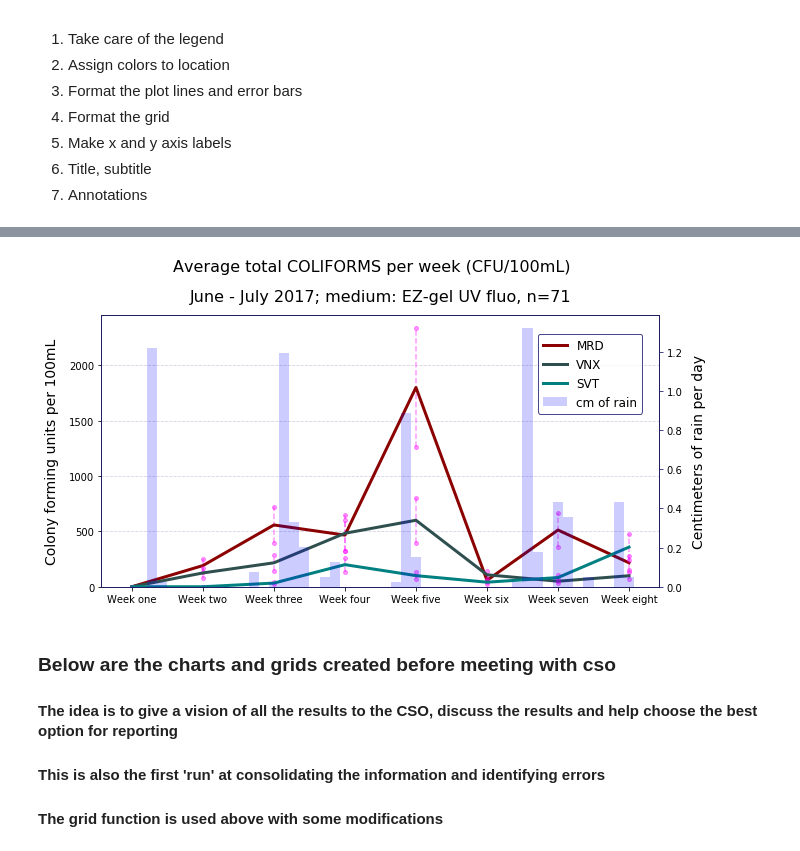
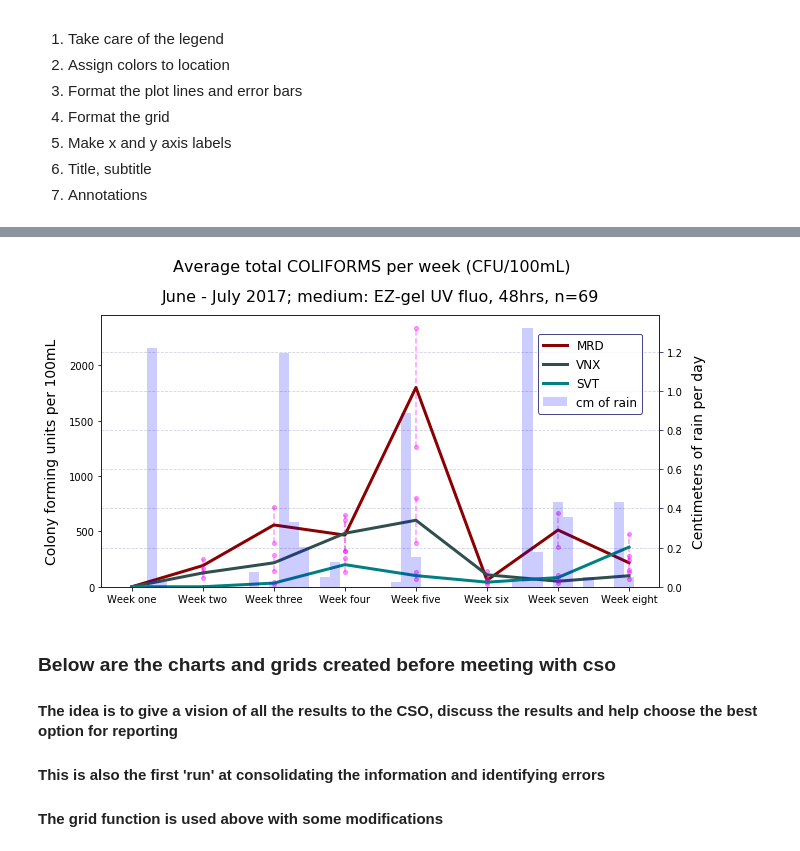
Before and after one commit to GaryHDA/module_one, a Jupyter notebook: micro/results_grid_final_version.ipynb, the cells around one changed output, grey strips where cells are left out. Drawn from its saved outputs; the diff is of its cells as text; code cells hidden in the pictures.

```diff
--- a/micro/results_grid_final_version.ipynb
+++ b/micro/results_grid_final_version.ipynb
@@ -875,7 +888,6 @@ def not_simple_plot(arange, values, places, xtiks,sup_title, title):
     y = values
     locs = date_list[7::7]
     labels = weeks_l
-    #fig, ax1 = plt.subplots(figsize=(10,5))
     x_one = d_rain_x['real_date']
     y_one = d_rain_x['Rain']
 
@@ -898,7 +910,7 @@ def not_simple_plot(arange, values, places, xtiks,sup_title, title):
     ax1.spines['top'].set_color('midnightblue')
     ax1.spines['left'].set_color('midnightblue')
     ax1.spines['right'].set_color('midnightblue')
-    ax2.grid(which='major', color='midnightblue', linestyle='--', alpha=0.2, axis='y')
+    ax1.grid(which='major', color='midnightblue', linestyle='--', alpha=0.2, axis='y')
     ax1.tick_params(axis='both', which='both', color='midnightblue')
     ax1.set_ylabel('Centimeters of rain per day', labelpad=10, fontsize=14)
 
@@ -907,7 +919,6 @@ def not_simple_plot(arange, values, places, xtiks,sup_title, title):
 
 
     plt.xticks(locs, labels, fontsize=11, )
-
     plt.suptitle(sup_title, fontsize=16, family='sans', y=1.035)
     plt.title(title, fontsize=16, family='sans', y=1.03)
 
@@ -919,7 +930,7 @@ not_simple_plot(8, cfus_week, places_48, weeks_l, 'Average total colony forming
 # %%
-not_simple_plot(8,  coliforms_week, places_48, weeks_l, 'Average total COLIFORMS per week (CFU/100mL)','June - July 2017; medium: EZ-gel UV fluo, n=71' )
+not_simple_plot(8,  coliforms_week, places_48, weeks_l, 'Average total COLIFORMS per week (CFU/100mL)','June - July 2017; medium: EZ-gel UV fluo, 48hrs, n=69' )
 # %% [output]
-[figure, old version]
+[figure, new version]
 # %% [markdown]
 ### Below are  the charts and grids created before meeting with cso
 #### The idea is to give a vision of all the results to the CSO, discuss the results and help choose the best option for reporting
```
Also changed, not shown: parts of 23 cells of this notebook, 5 other files.
